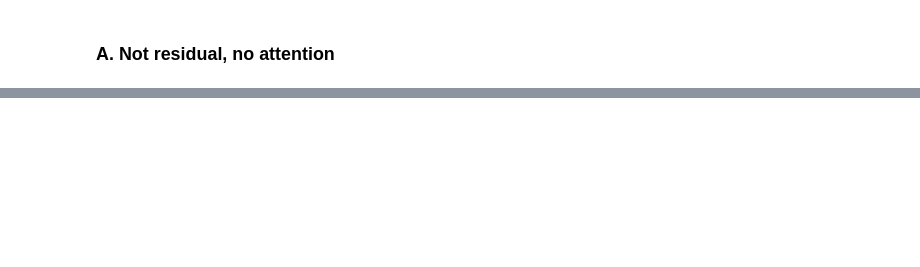
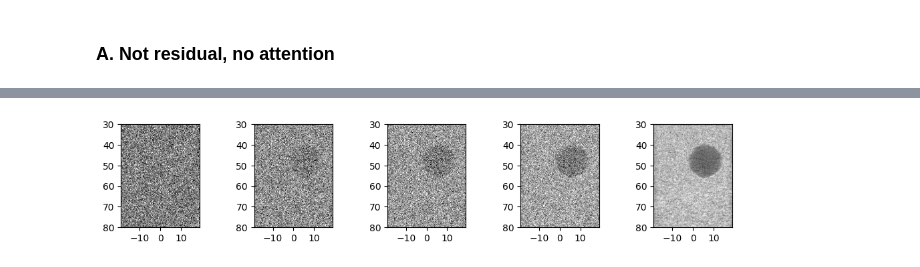
Before and after one commit to SebastianMerino/DiffusionBeamformerV2, a Jupyter notebook: sampling_simple.ipynb, the cells around one changed output, grey strips where cells are left out. Cells and saved outputs as stored; diff of their text form; code cells hidden in the pictures; blank space fills up the shorter version.

```diff
--- a/sampling_simple.ipynb
+++ b/sampling_simple.ipynb
@@ -50 +67,25 @@ Num params:  32676097
+# %%
+plt.figure(figsize=(15,2))
+plt.axis('off')
+
+plt.subplot(1, 6, 1)
+show_tensor_image(intermediate[0])
+
+plt.subplot(1, 6, 2)
+show_tensor_image(intermediate[500])
+
+plt.subplot(1, 6, 3)
+show_tensor_image(intermediate[600])
+
+plt.subplot(1, 6, 4)
+show_tensor_image(intermediate[700])
+
+plt.subplot(1, 6, 5)
+show_tensor_image(intermediate[-1])
+
+plt.savefig('intermediateBN.svg')
+plt.savefig('intermediateBN.png')
+plt.show()
+# %% [output]
+[figure, added]
 # %%
```
Also changed, not shown: parts of 6 cells of this notebook, 3 other files.
